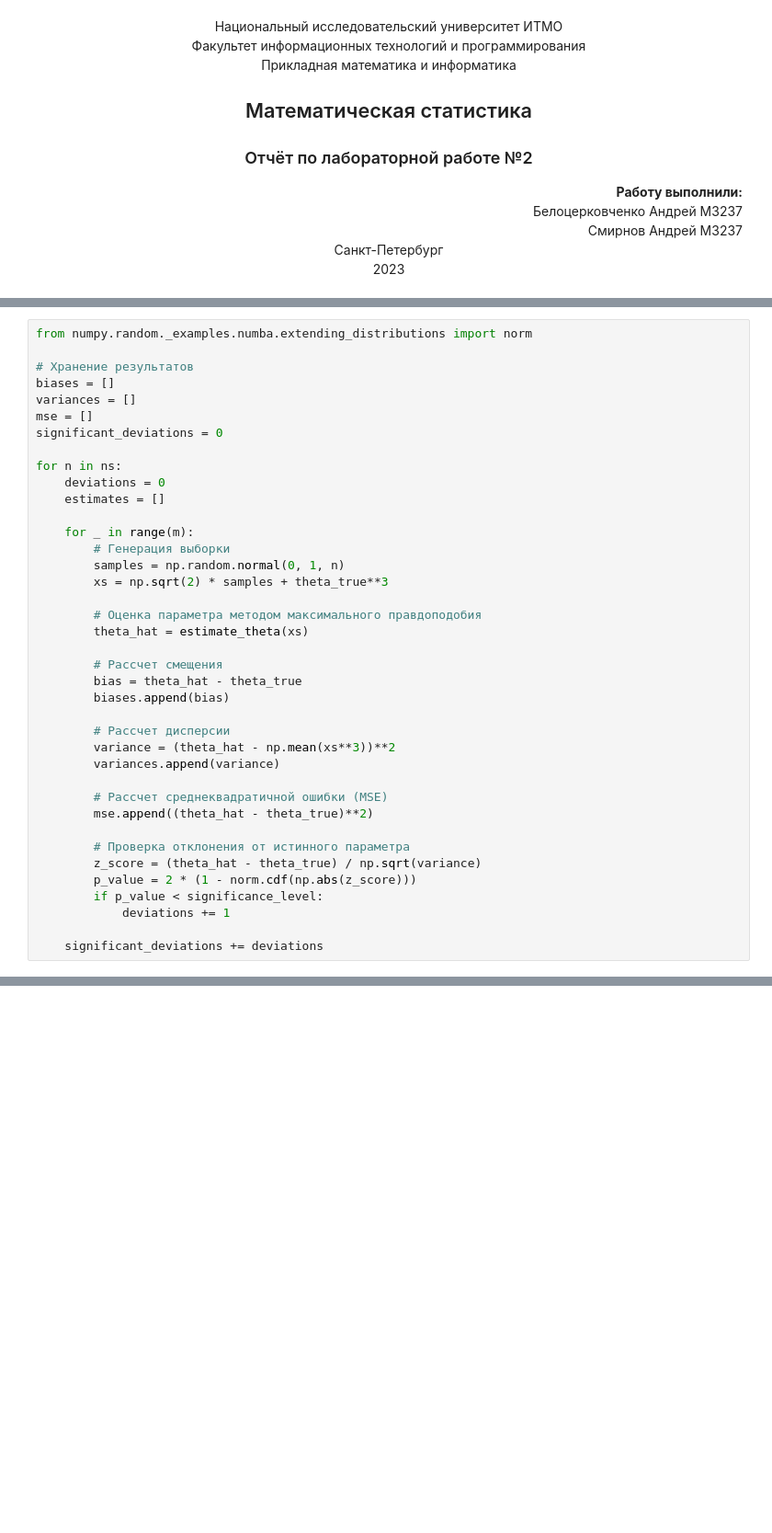
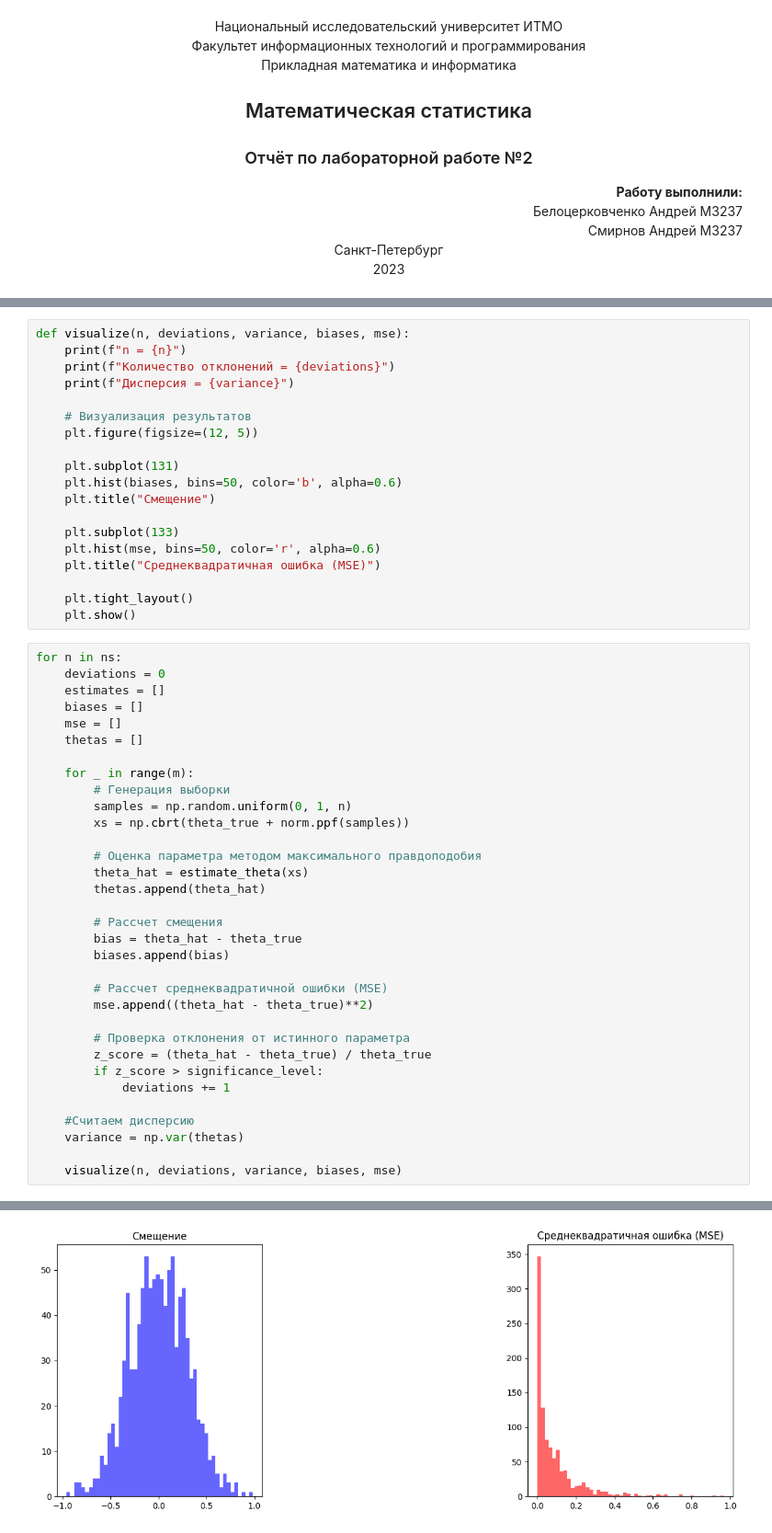
Before and after one commit to ixi8ixi/mathStat_y2023, a Jupyter notebook: lab2.ipynb, the cells around one changed output, grey strips where cells are left out. Shown at 92% size. Saved outputs shown, nothing was run; the diff lists cells and outputs as text; blank space fills up the shorter version.

```diff
--- a/lab2.ipynb
+++ b/lab2.ipynb
@@ -33,41 +48,55 @@ def estimate_theta(sample):
 
     return result.x[0]
+# %%
+def visualize(n, deviations, variance, biases, mse):
+    print(f"n = {n}")
+    print(f"Количество отклонений = {deviations}")
+    print(f"Дисперсия = {variance}")
+
+    # Визуализация результатов
+    plt.figure(figsize=(12, 5))
+
+    plt.subplot(131)
+    plt.hist(biases, bins=50, color='b', alpha=0.6)
+    plt.title("Смещение")
+
+    plt.subplot(133)
+    plt.hist(mse, bins=50, color='r', alpha=0.6)
+    plt.title("Среднеквадратичная ошибка (MSE)")
+
+    plt.tight_layout()
+    plt.show()
 # %%
-from numpy.random._examples.numba.extending_distributions import norm
-
-# Хранение результатов
-biases = []
-variances = []
-mse = []
-significant_deviations = 0
-
 for n in ns:
     deviations = 0
     estimates = []
+    biases = []
+    mse = []
+    thetas = []
 
     for _ in range(m):
         # Генерация выборки
-        samples = np.random.normal(0, 1, n)
-        xs = np.sqrt(2) * samples + theta_true**3
+        samples = np.random.uniform(0, 1, n)
+        xs = np.cbrt(theta_true + norm.ppf(samples))
 
         # Оценка параметра методом максимального правдоподобия
         theta_hat = estimate_theta(xs)
+        thetas.append(theta_hat)
 
         # Рассчет смещения
         bias = theta_hat - theta_true
         biases.append(bias)
 
-        # Рассчет дисперсии
-        variance = (theta_hat - np.mean(xs**3))**2
-        variances.append(variance)
-
         # Рассчет среднеквадратичной ошибки (MSE)
         mse.append((theta_hat - theta_true)**2)
 
         # Проверка отклонения от истинного параметра
-        z_score = (theta_hat - theta_true) / np.sqrt(variance)
-        p_value = 2 * (1 - norm.cdf(np.abs(z_score)))
-        if p_value < significance_level:
+        z_score = (theta_hat - theta_true) / theta_true
+        if z_score > significance_level:
             deviations += 1
 
-    significant_deviations += deviations
+    #Считаем дисперсию
+    variance = np.var(thetas)
+
+    visualize(n, deviations, variance, biases, mse)
+# %% [output]
@@ -73,0 +106 @@ for n in ns:
+[figure, added]
```
Also changed, not shown: parts of 7 cells of this notebook.
